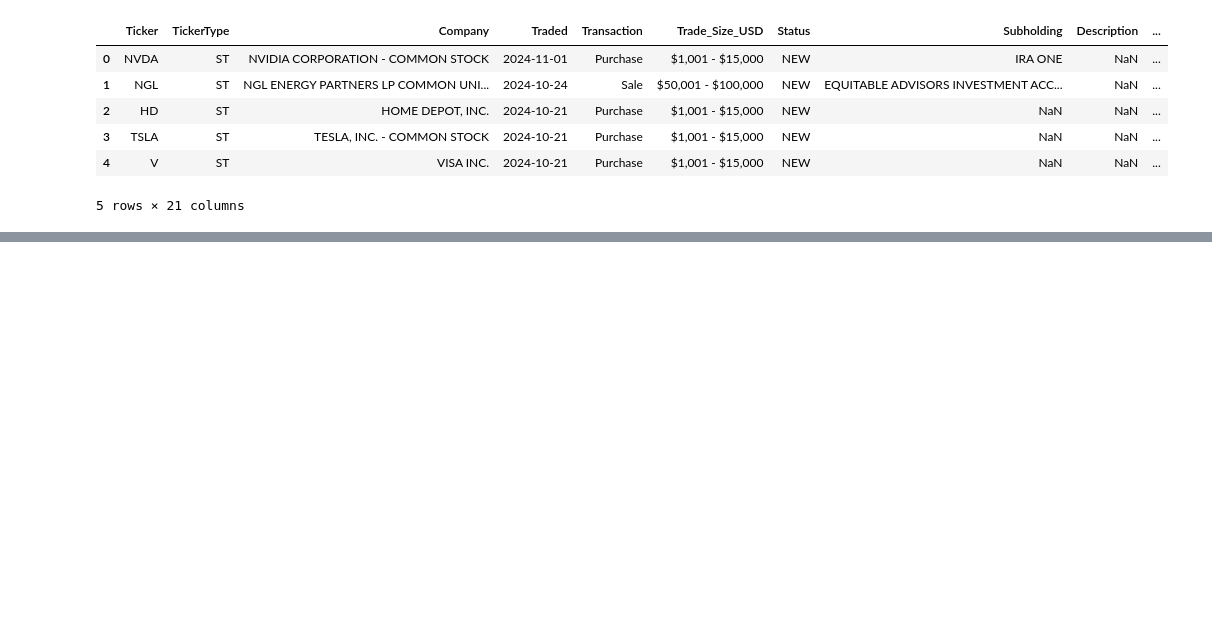
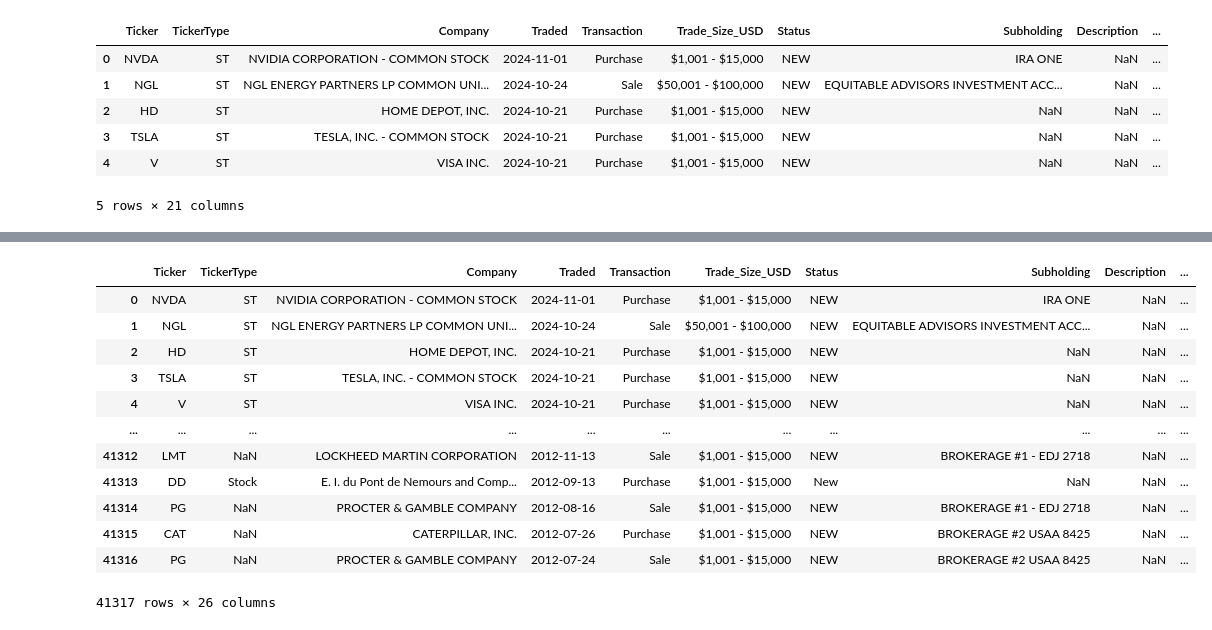
Before and after one commit to moajzashahab/congressional-trade-analysis, a Jupyter notebook: etl/trade_price_change.ipynb, the cells around one changed output, grey strips where cells are left out. Saved outputs shown, nothing was run; the diff lists cells and outputs as text; code cells hidden in the pictures; blank space fills up the shorter version.

```diff
--- a/etl/trade_price_change.ipynb
+++ b/etl/trade_price_change.ipynb
@@ -196,0 +273,4 @@ Error:
+# %%
+# Restore trade df
+trade_df = pd.read_excel('../data/qq_trade_df.xlsx')
+trade_df.head()
@@ -196,0 +285,3 @@ Error:
+# %%
+ticker_df = pd.read_csv('../data/ticker_sector_data.csv')
+ticker_df.head()
@@ -196,0 +295,17 @@ Error:
+# %%
+merged_trades = pd.merge(trade_df, ticker_df[['Symbol','Sector','Industry']], left_on='Ticker', right_on='Symbol', how='left')
+merged_trades
+# %% [output]
+|  | Ticker | TickerType | Company | Traded | Transaction | Trade_Size_USD | Status | Subholding | Description | ... |
+| 0 | NVDA | ST | NVIDIA CORPORATION - COMMON STOCK | 2024-11-01 | Purchase | $1,001 - $15,000 | NEW | IRA ONE | NaN | ... |
+| 1 | NGL | ST | NGL ENERGY PARTNERS LP COMMON UNI... | 2024-10-24 | Sale | $50,001 - $100,000 | NEW | EQUITABLE ADVISORS INVESTMENT ACC... | NaN | ... |
+| 2 | HD | ST | HOME DEPOT, INC. | 2024-10-21 | Purchase | $1,001 - $15,000 | NEW | NaN | NaN | ... |
+| 3 | TSLA | ST | TESLA, INC. - COMMON STOCK | 2024-10-21 | Purchase | $1,001 - $15,000 | NEW | NaN | NaN | ... |
+| 4 | V | ST | VISA INC. | 2024-10-21 | Purchase | $1,001 - $15,000 | NEW | NaN | NaN | ... |
+| ... | ... | ... | ... | ... | ... | ... | ... | ... | ... | ... |
+| 41312 | LMT | NaN | LOCKHEED MARTIN CORPORATION | 2012-11-13 | Sale | $1,001 - $15,000 | NEW | BROKERAGE #1 - EDJ 2718 | NaN | ... |
+| 41313 | DD | Stock | E. I. du Pont de Nemours and Comp... | 2012-09-13 | Purchase | $1,001 - $15,000 | New | NaN | NaN | ... |
+| 41314 | PG | NaN | PROCTER & GAMBLE COMPANY | 2012-08-16 | Sale | $1,001 - $15,000 | NEW | BROKERAGE #1 - EDJ 2718 | NaN | ... |
+| 41315 | CAT | NaN | CATERPILLAR, INC. | 2012-07-26 | Purchase | $1,001 - $15,000 | NEW | BROKERAGE #2 USAA 8425 | NaN | ... |
+| 41316 | PG | NaN | PROCTER & GAMBLE COMPANY | 2012-07-24 | Sale | $1,001 - $15,000 | NEW | BROKERAGE #2 USAA 8425 | NaN | ... |
+41317 rows × 26 columns
```
Also changed, not shown: parts of 30 cells of this notebook, 7 other files.
